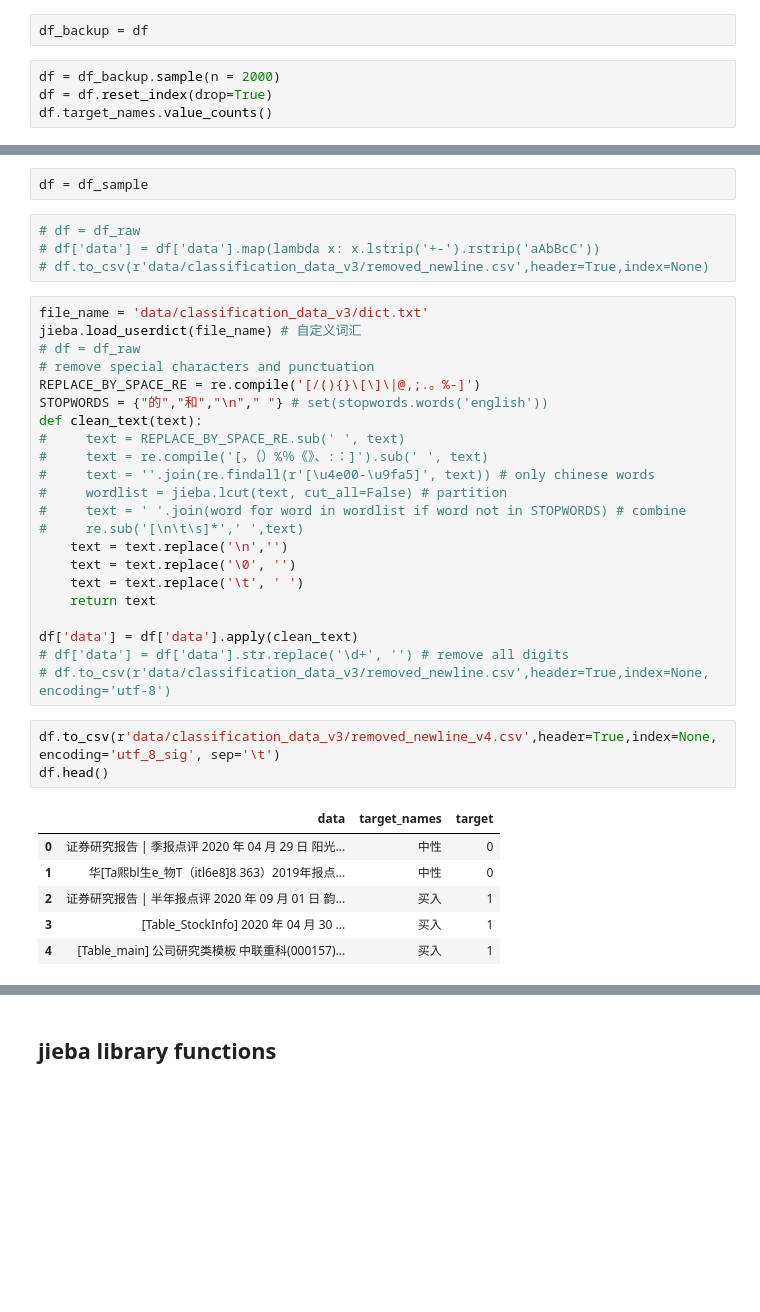
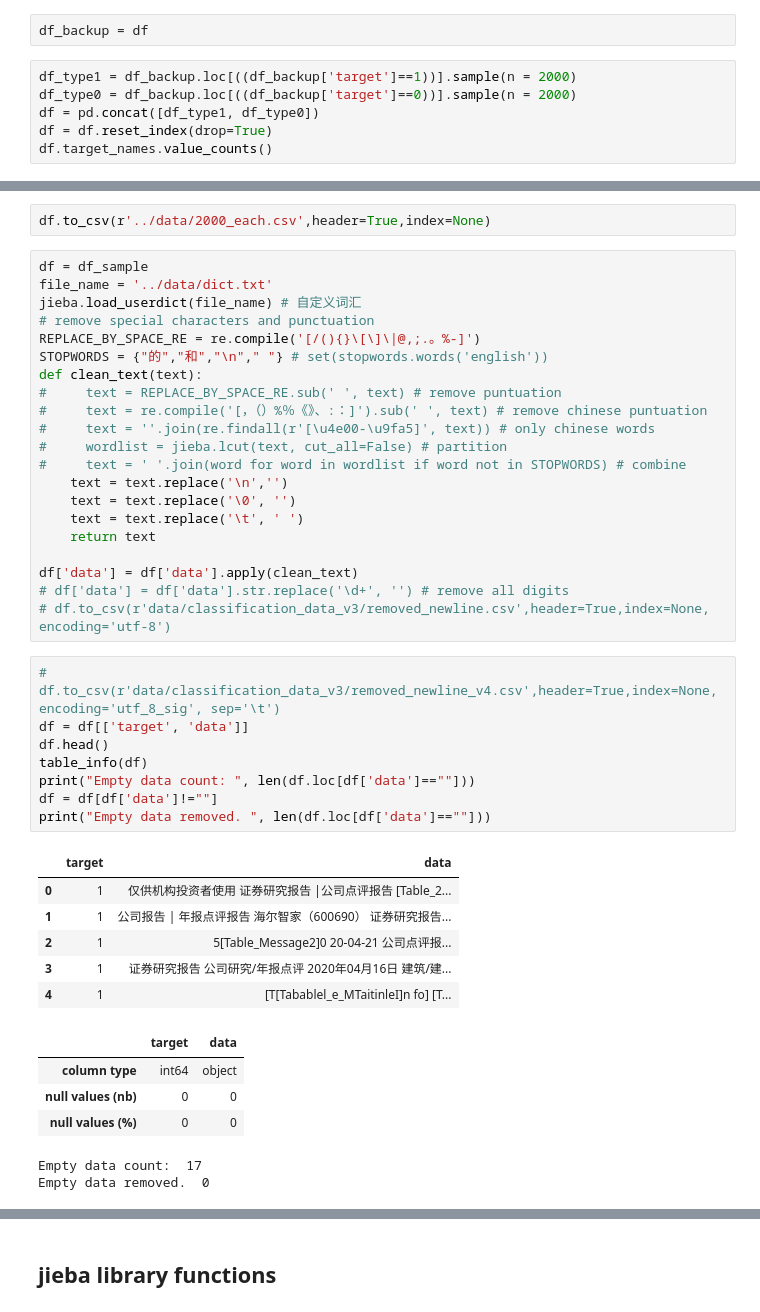
Before and after one commit to suyanxv/nlp-classifier, a Jupyter notebook: lstm/nltk-lstm-classification.ipynb, the cells around one changed output, grey strips where cells are left out. Drawn from its saved outputs; the diff is of its cells as text; blank space fills up the shorter version.

```diff
--- a/lstm/nltk-lstm-classification.ipynb
+++ b/lstm/nltk-lstm-classification.ipynb
@@ -165,7 +151,9 @@ Category: 中性
 # %%
 df_backup = df
 # %%
-df = df_backup.sample(n = 2000)
+df_type1 = df_backup.loc[((df_backup['target']==1))].sample(n = 2000)
+df_type0 = df_backup.loc[((df_backup['target']==0))].sample(n = 2000)
+df = pd.concat([df_type1, df_type0])
 df = df.reset_index(drop=True)
 df.target_names.value_counts()
 # %% [output]
@@ -182,23 +180,18 @@ Name: target_names, dtype: int64
-# %%
-df = df_sample
 # %%
-# df = df_raw
-# df['data'] = df['data'].map(lambda x: x.lstrip('+-').rstrip('aAbBcC'))
-# df.to_csv(r'data/classification_data_v3/removed_newline.csv',header=True,index=None)
+df.to_csv(r'../data/2000_each.csv',header=True,index=None)
 # %%
-file_name = 'data/classification_data_v3/dict.txt'
+df = df_sample
+file_name = '../data/dict.txt'
 jieba.load_userdict(file_name) # 自定义词汇
-# df = df_raw
 # remove special characters and punctuation
 REPLACE_BY_SPACE_RE = re.compile('[/(){}\[\]\|@,;.。%-]')
 STOPWORDS = {"的","和","\n"," "} # set(stopwords.words('english'))
 def clean_text(text):
-#     text = REPLACE_BY_SPACE_RE.sub(' ', text)
-#     text = re.compile('[，（）%％《》、:：]').sub(' ', text)
+#     text = REPLACE_BY_SPACE_RE.sub(' ', text) # remove puntuation
+#     text = re.compile('[，（）%％《》、:：]').sub(' ', text) # remove chinese puntuation
 #     text = ''.join(re.findall(r'[\u4e00-\u9fa5]', text)) # only chinese words
 #     wordlist = jieba.lcut(text, cut_all=False) # partition
 #     text = ' '.join(word for word in wordlist if word not in STOPWORDS) # combine
-#     re.sub('[\n\t\s]*',' ',text)
     text = text.replace('\n','')
     text = text.replace('\0', '')
     text = text.replace('\t', ' ')
@@ -208,12 +201,23 @@ df['data'] = df['data'].apply(clean_text)
 # df['data'] = df['data'].str.replace('\d+', '') # remove all digits
 # df.to_csv(r'data/classification_data_v3/removed_newline.csv',header=True,index=None,  encoding='utf-8')
 # %%
-df.to_csv(r'data/classification_data_v3/removed_newline_v4.csv',header=True,index=None,  encoding='utf_8_sig', sep='\t')
+# df.to_csv(r'data/classification_data_v3/removed_newline_v4.csv',header=True,index=None,  encoding='utf_8_sig', sep='\t')
+df = df[['target', 'data']]
 df.head()
+table_info(df)
+print("Empty data count: ", len(df.loc[df['data']==""]))
+df = df[df['data']!=""]
+print("Empty data removed. ", len(df.loc[df['data']==""]))
 # %% [output]
-|  | data | target_names | target |
-| 0 | 证券研究报告 | 季报点评 2020 年 04 月 29 日 阳光... | 中性 | 0 |
-| 1 | 华[Ta熙bl生e_物T（itl6e8]8 363）2019年报点... | 中性 | 0 |
-| 2 | 证券研究报告 | 半年报点评 2020 年 09 月 01 日 韵... | 买入 | 1 |
-| 3 | [Table_StockInfo] 2020 年 04 月 30 ... | 买入 | 1 |
-| 4 | [Table_main] 公司研究类模板 中联重科(000157)... | 买入 | 1 |
+|  | target | data |
+| 0 | 1 | 仅供机构投资者使用 证券研究报告 |公司点评报告 [Table_2... |
+| 1 | 1 | 公司报告 | 年报点评报告 海尔智家（600690） 证券研究报告... |
+| 2 | 1 | 5[Table_Message2]0 20-04-21 公司点评报... |
+| 3 | 1 | 证券研究报告 公司研究/年报点评 2020年04月16日 建筑/建... |
+| 4 | 1 | [T[Tabablel_e_MTaitinleI]n fo] [T... |
+|  | target | data |
+| column type | int64 | object |
+| null values (nb) | 0 | 0 |
+| null values (%) | 0 | 0 |
+Empty data count:  17
+Empty data removed.  0
```
Also changed, not shown: parts of 38 cells of this notebook.
